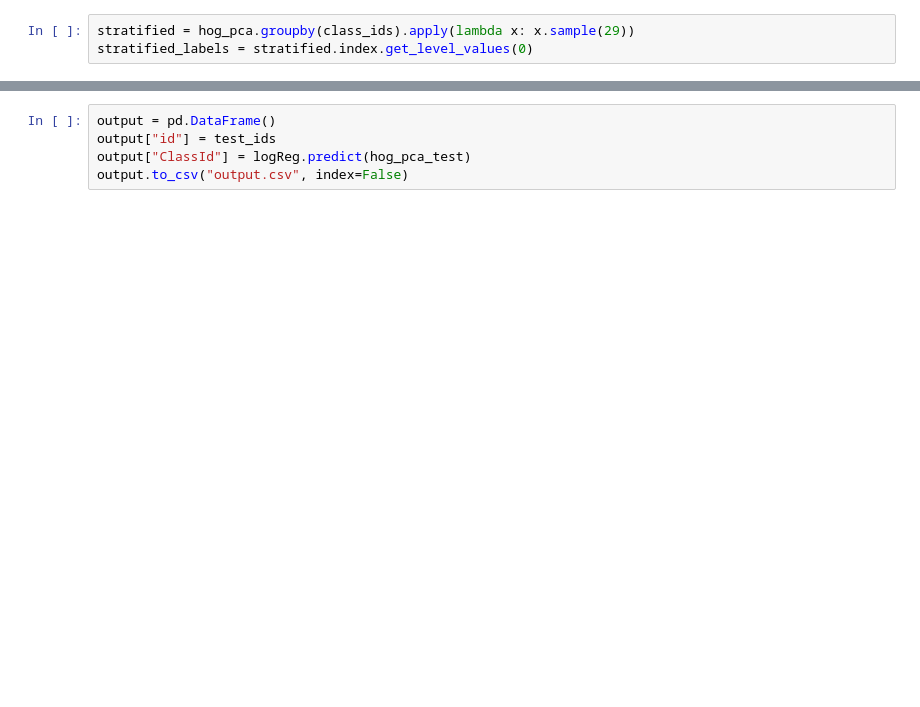
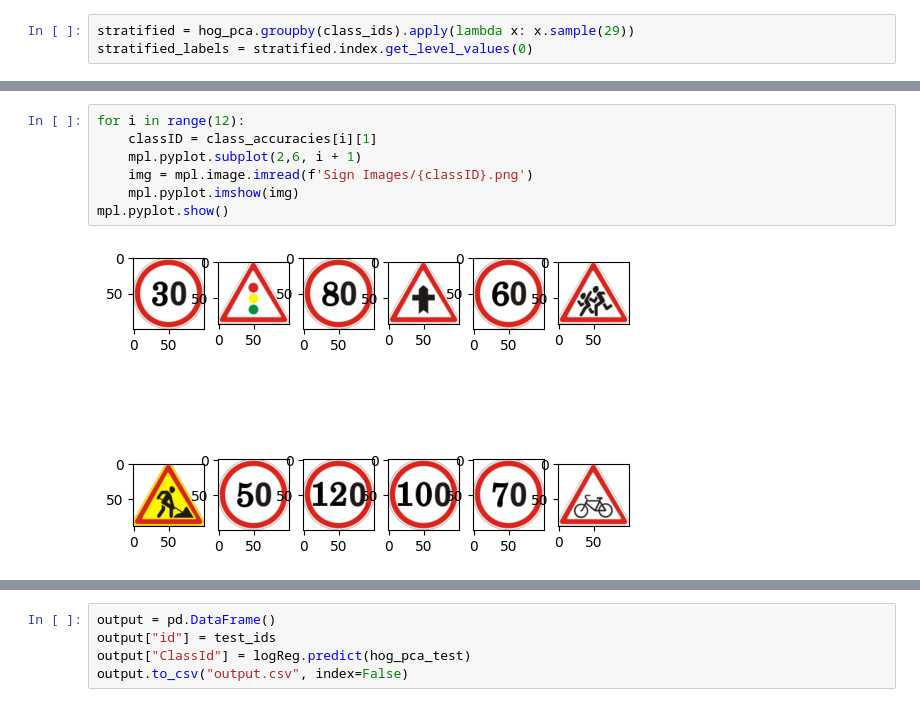
Before and after one commit to Biporian/ML_ASS_2, a Jupyter notebook: Hog.ipynb, the cells around one changed output, grey strips where cells are left out. Cells and saved outputs as stored; diff of their text form; blank space fills up the shorter version.

```diff
--- a/Hog.ipynb
+++ b/Hog.ipynb
@@ -93,0 +117,9 @@ LogisticRegression(max_iter=1000, multi_class='multinomial', penalty='l1',
+# %%
+for i in range(12):
+    classID = class_accuracies[i][1]
+    mpl.pyplot.subplot(2,6, i + 1)
+    img = mpl.image.imread(f'Sign Images/{classID}.png')
+    mpl.pyplot.imshow(img)
+mpl.pyplot.show()
+# %% [output]
+[figure, added]
```
Also changed, not shown: parts of 9 cells of this notebook.
